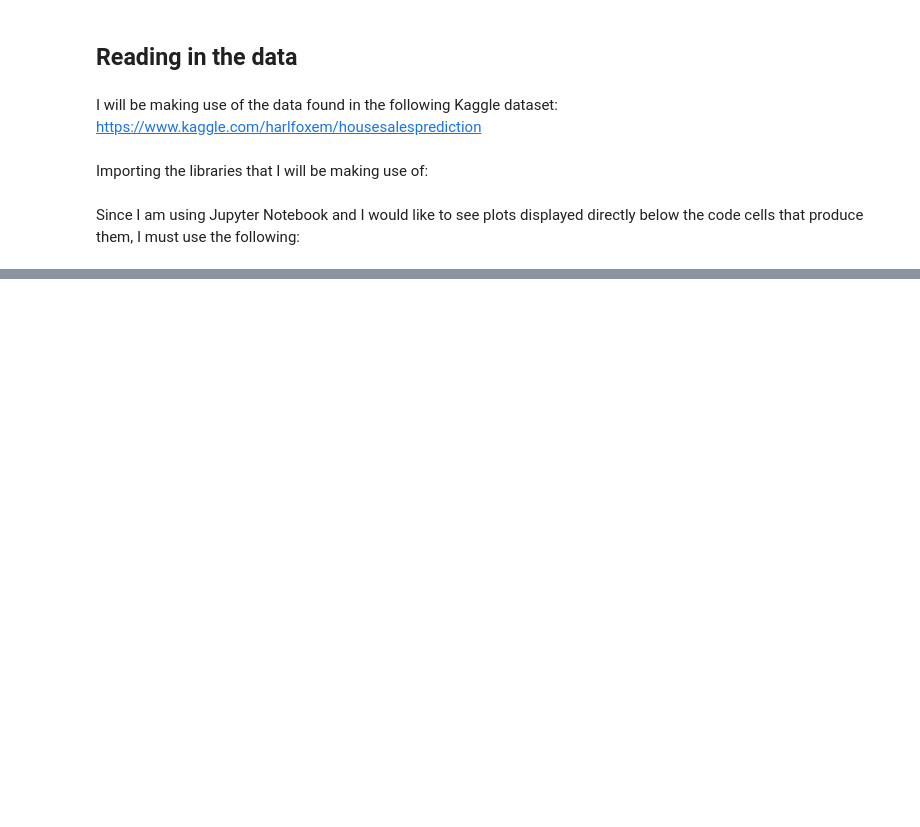
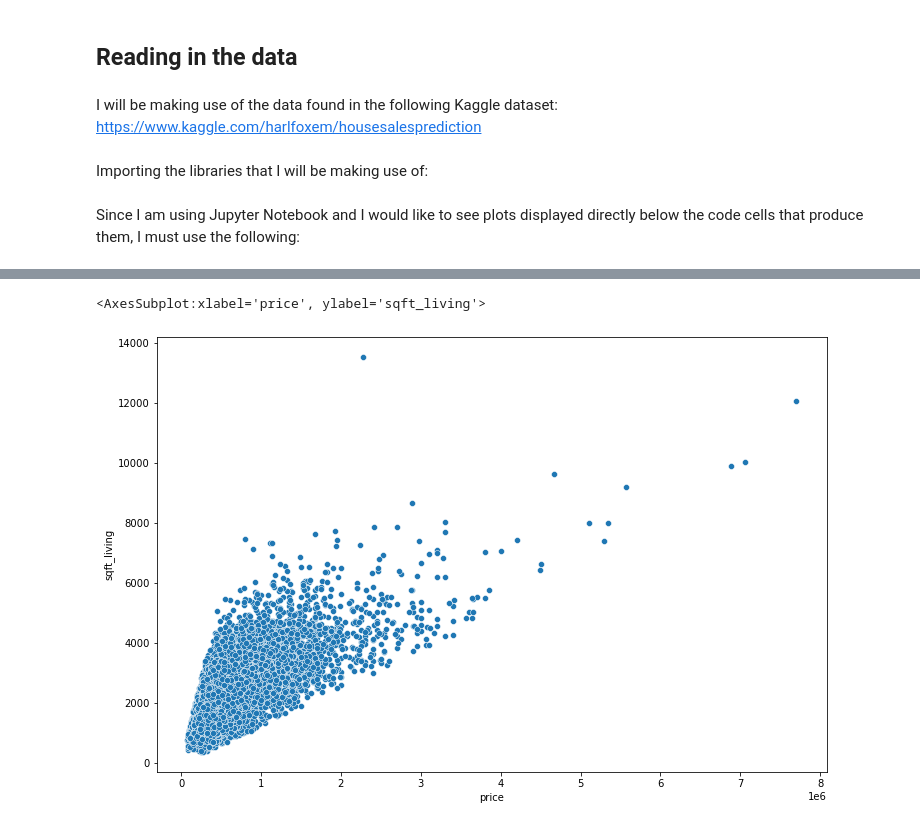
Before and after one commit to pritzp33/housing_TensorFlow_regression, a Jupyter notebook: KC Housing - TensorFlow Regression.ipynb, the cells around one changed output, grey strips where cells are left out. Cells and saved outputs as stored; diff of their text form; code cells hidden in the pictures; blank space fills up the shorter version.

```diff
--- a/KC Housing - TensorFlow Regression.ipynb
+++ b/KC Housing - TensorFlow Regression.ipynb
@@ -19,0 +134,6 @@ The data contains information on over 21,000 houses sold in the King County area
+# %%
+plt.figure(figsize=(12,8))
+sns.scatterplot(x='price',y='sqft_living',data=df)
+# %% [output]
+<AxesSubplot:xlabel='price', ylabel='sqft_living'>
+[figure, added]
```
Also changed, not shown: parts of 23 cells of this notebook.
